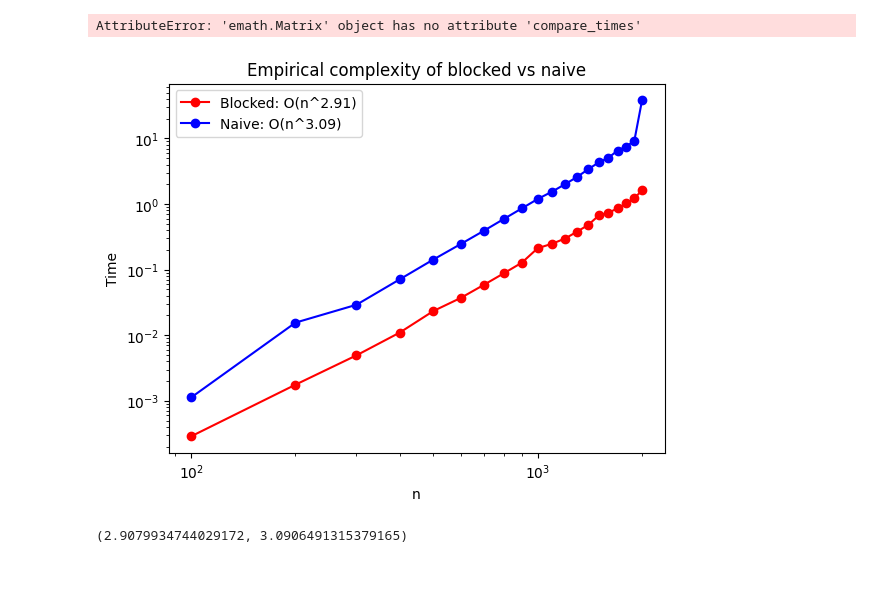
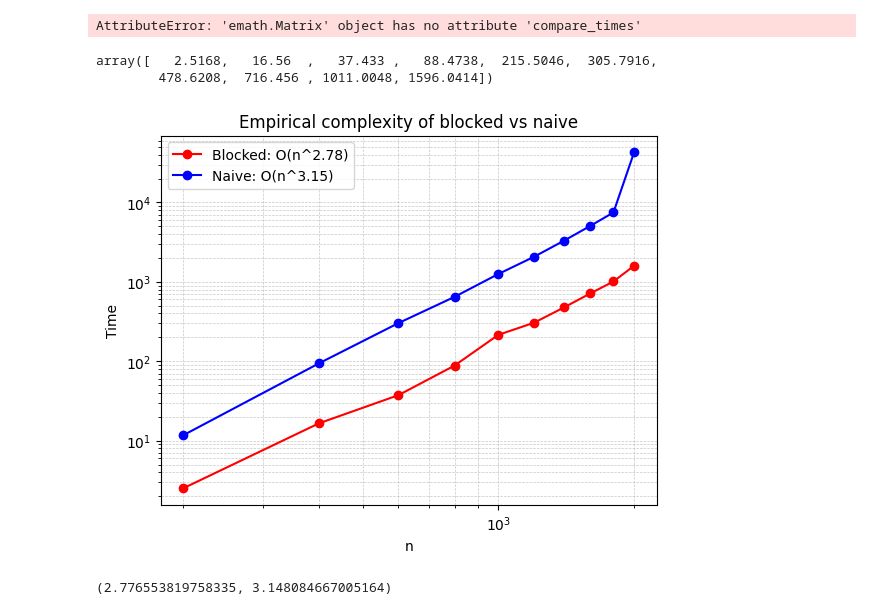
Before and after one commit to ehersch/EH-BLAS, a Jupyter notebook: evaluation/analyze_results.ipynb, the cells around one changed output. Cells and saved outputs as stored; diff of their text form; code cells hidden in the pictures; blank space fills up the shorter version.

```diff
--- a/evaluation/analyze_results.ipynb
+++ b/evaluation/analyze_results.ipynb
@@ -80,22 +77,37 @@ def get_data(k, high, samples):
 # %%
-xs, fast_times, naive_times = get_data(1000, 5, 5)
+xs, naive_times, parallel_times, blocked_times, np_times = get_data(500, 20, 3)
 # %%
-new_fast_times = np.mean(fast_times, axis = 0)
+new_blocked_times = np.mean(blocked_times, axis = 0)
+new_parallel_times = np.mean(parallel_times, axis = 0)
 new_naive_times = np.mean(naive_times, axis = 0)
+new_np_times = np.mean(np_times, axis=0)
+# %%
+new_blocked_times
+# %% [output]
+array([   2.5168,   16.56  ,   37.433 ,   88.4738,  215.5046,  305.7916,
+        478.6208,  716.456 , 1011.0048, 1596.0414])
 # %%
-def plot_complexity(xs, fast_times, slow_times):
+def plot_complexity(xs, naive_times, parallel_times, blocked_times, np_time):
     xs = np.array(xs)
 
     # linear regression in log-log space
     log_x = np.log(xs)
-    log_t_fast = np.log(fast_times)
-    slope_fast, intercept_fast = np.polyfit(log_x, log_t_fast, 1)
+    log_t_blocked = np.log(blocked_times)
+    slope_blocked, intercept_blocked = np.polyfit(log_x, log_t_blocked, 1)
 
-    log_t_naive = np.log(slow_times)
+    log_t_naive = np.log(naive_times)
     slope_naive, intercept_naive = np.polyfit(log_x, log_t_naive, 1)
 
-    plt.plot(xs, fast_times, marker='o', color = 'red', label = f'Blocked: O(n^{slope_fast:.2f})')
-    plt.plot(xs, slow_times, marker='o', color = 'blue', label = f'Naive: O(n^{slope_naive:.2f})')
+    log_t_parallel = np.log(parallel_times)
+    slope_parallel, intercept_parallel = np.polyfit(log_x, log_t_parallel, 1)
+
+    log_t_np= np.log(np_time)
+    slope_np, intercept_np = np.polyfit(log_x, log_t_np, 1)
+
+    plt.plot(xs, blocked_times, marker='o', color = 'red', label = f'Blocked: O(n^{slope_blocked:.2f})')
+    plt.plot(xs, naive_times, marker='o', color = 'blue', label = f'Naive: O(n^{slope_naive:.2f})')
+    #plt.plot(xs, parallel_times, marker='o', color = 'pink', label = f'Parallel: O(n^{slope_parallel:.2f})')
+    #plt.plot(xs, np_time, marker='o', color = 'green', label = f'NumPy: O(n^{slope_np:.2f})')
     plt.xscale('log')
     plt.yscale('log')
 
@@ -103,11 +115,12 @@ def plot_complexity(xs, fast_times, slow_times):
     plt.ylabel("Time")
     plt.title(f"Empirical complexity of blocked vs naive")
     plt.legend()
+    plt.grid(True, which="both", linestyle="--", linewidth=0.5, alpha=0.7)
     plt.show()
 
-    return slope_fast, slope_naive
+    return slope_blocked, slope_naive
 # %%
-plot_complexity(xs, new_fast_times, new_naive_times)
+plot_complexity(xs, new_naive_times, new_parallel_times, new_blocked_times, new_np_times)
 # %% [output]
-[figure, old version]
+[figure, new version]
-(2.9079934744029172, 3.0906491315379165)
+(2.776553819758335, 3.148084667005164)
```
Also changed, not shown: parts of 15 cells of this notebook.
